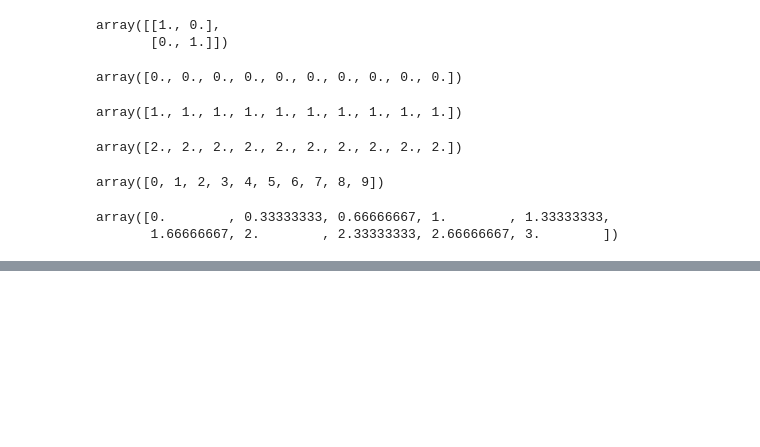
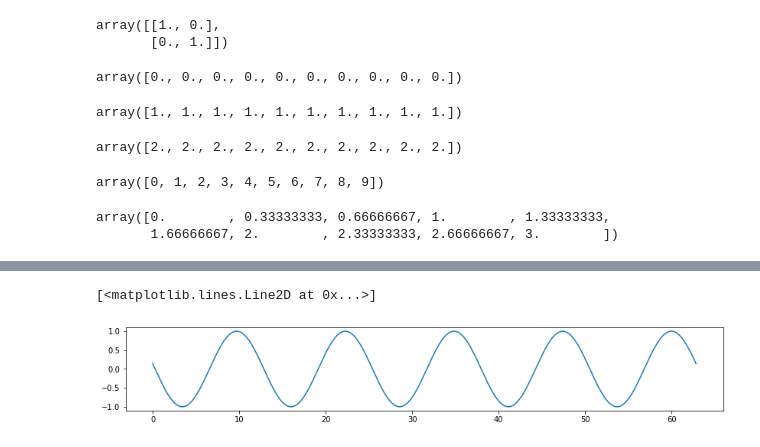
Before and after one commit to rougier/CNCC-2020, a Jupyter notebook: project/My First Notebook.ipynb, the cells around one changed output, grey strips where cells are left out. Cells and saved outputs as stored; diff of their text form; code cells hidden in the pictures; blank space fills up the shorter version.

```diff
--- a/project/My First Notebook.ipynb
+++ b/project/My First Notebook.ipynb
@@ -92,0 +117,6 @@ array([0.        , 0.33333333, 0.66666667, 1.        , 1.33333333,
+# %%
+plt.figure(figsize=(14,2))
+plt.plot(X, Y2)
+# %% [output]
+[<matplotlib.lines.Line2D at 0x...>]
+[figure, added]
```
Also changed, not shown: parts of 7 cells of this notebook.
